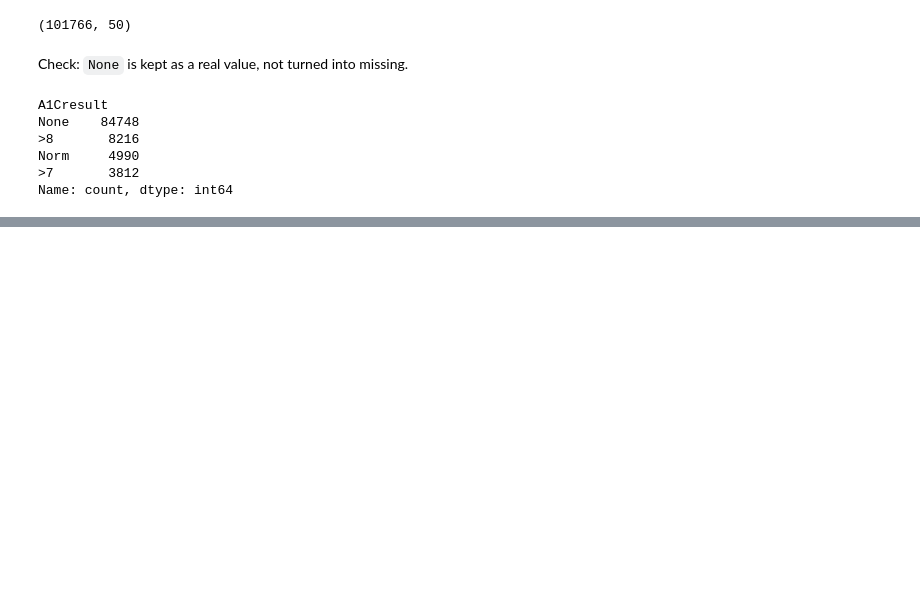
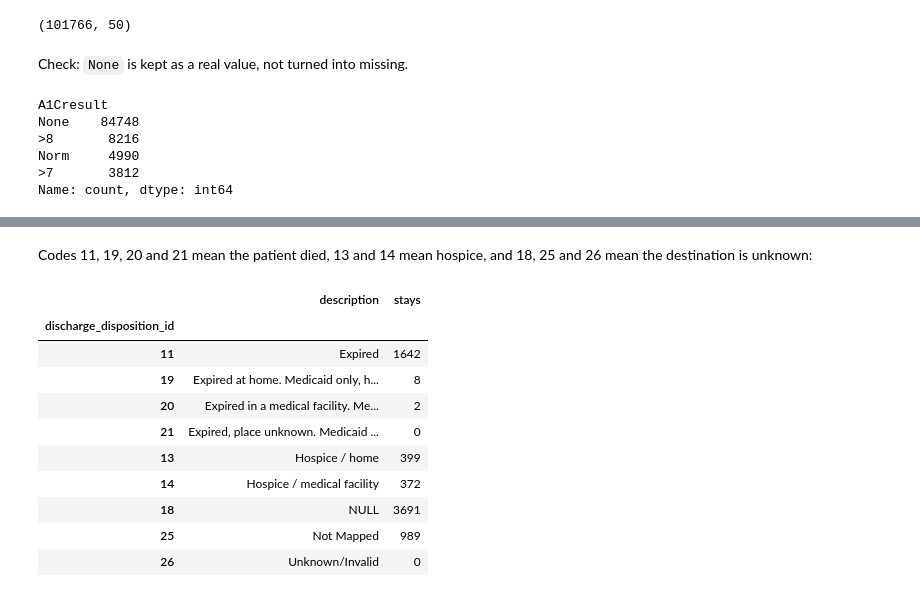
Before and after one commit to barbarosisik/diabetes-readmission-analysis, a Jupyter notebook: notebooks/analysis.ipynb, the cells around one changed output, grey strips where cells are left out. Cells and saved outputs as stored; diff of their text form; code cells hidden in the pictures; blank space fills up the shorter version.

```diff
--- a/notebooks/analysis.ipynb
+++ b/notebooks/analysis.ipynb
@@ -33,0 +162,17 @@ Name: count, dtype: int64
+# %% [markdown]
+Codes 11, 19, 20 and 21 mean the patient died, 13 and 14 mean hospice, and 18, 25 and 26 mean the destination is unknown:
+# %%
+DEATH, HOSPICE, UNKNOWN = [11, 19, 20, 21], [13, 14], [18, 25, 26]
+discharge.loc[DEATH + HOSPICE + UNKNOWN]
+# %% [output]
+|  | description | stays |
+| discharge_disposition_id |  |  |
+| 11 | Expired | 1642 |
+| 19 | Expired at home. Medicaid only, h... | 8 |
+| 20 | Expired in a medical facility. Me... | 2 |
+| 21 | Expired, place unknown. Medicaid ... | 0 |
+| 13 | Hospice / home | 399 |
+| 14 | Hospice / medical facility | 372 |
+| 18 | NULL | 3691 |
+| 25 | Not Mapped | 989 |
+| 26 | Unknown/Invalid | 0 |
```
Also changed, not shown: parts of 17 cells of this notebook, 3 other files.
